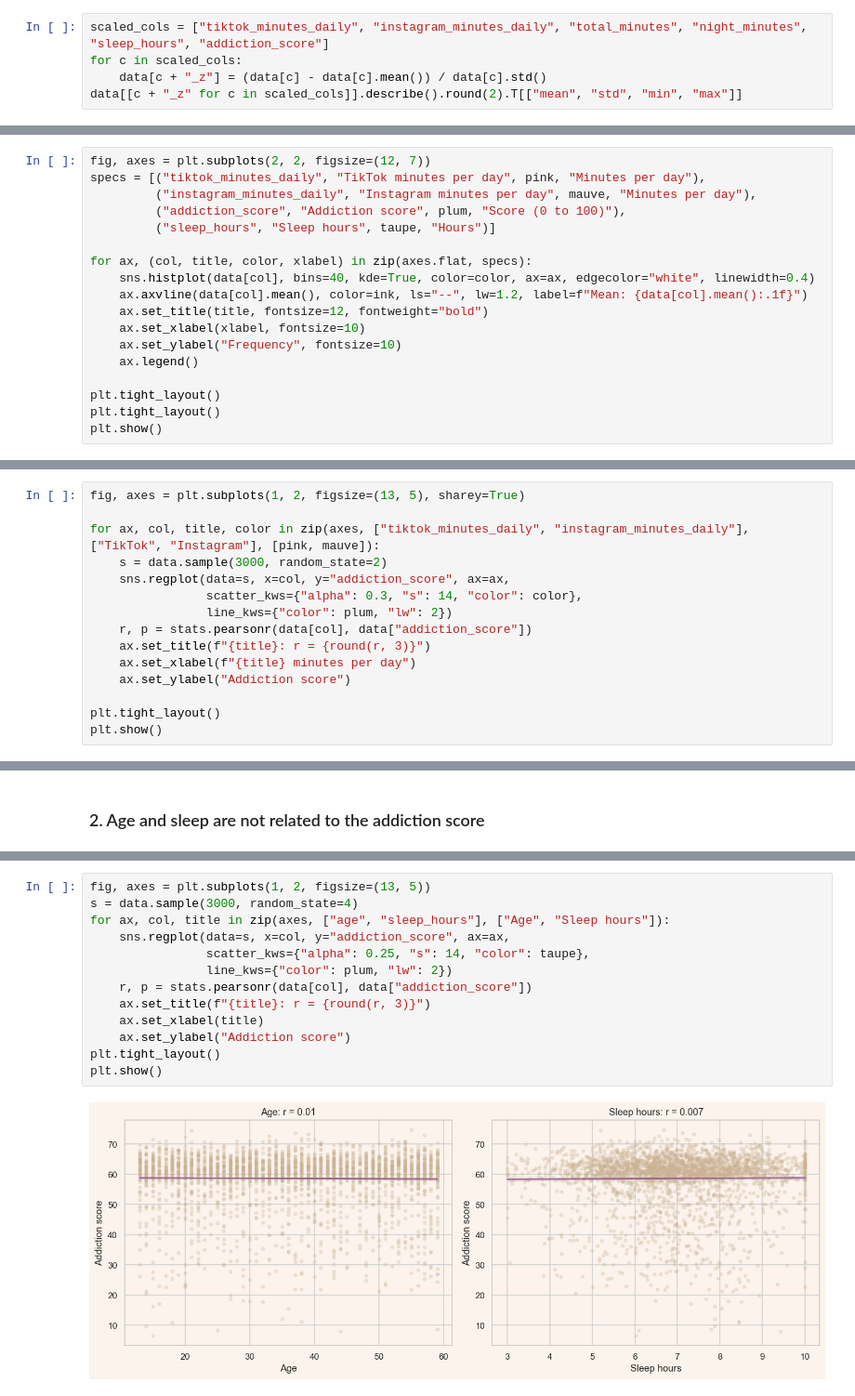
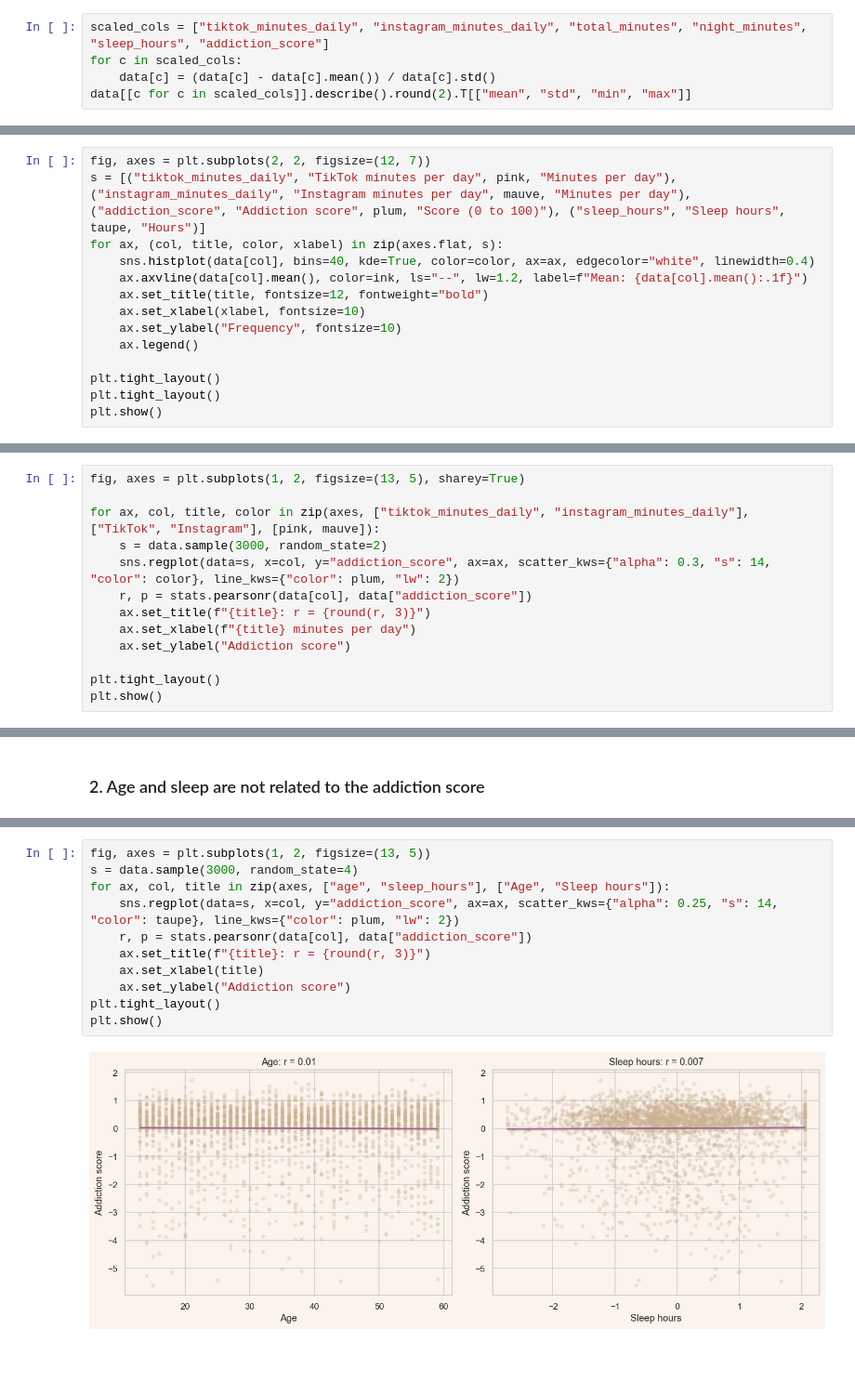
Before and after one commit to evvwwaa/TikTok-Instagram-Addiction, a Jupyter notebook: notebook.ipynb, the cells around one changed output, grey strips where cells are left out. Shown at 93% size. Drawn from its saved outputs; the diff is of its cells as text; blank space fills up the shorter version.

```diff
--- a/notebook.ipynb
+++ b/notebook.ipynb
@@ -176,7 +178,7 @@ Honestly, we expect more daily time to go with a higher addiction score, and Tik
 # %%
 scaled_cols = ["tiktok_minutes_daily", "instagram_minutes_daily", "total_minutes", "night_minutes", "sleep_hours", "addiction_score"]
 for c in scaled_cols:
-    data[c + "_z"] = (data[c] - data[c].mean()) / data[c].std()
-data[[c + "_z" for c in scaled_cols]].describe().round(2).T[["mean", "std", "min", "max"]]
+    data[c] = (data[c] - data[c].mean()) / data[c].std()
+data[[c for c in scaled_cols]].describe().round(2).T[["mean", "std", "min", "max"]]
 # %% [output]
 |  | mean | std | min | max |
@@ -190,12 +192,8 @@ data[[c + "_z" for c in scaled_cols]].describe().round(2).T[["mean", "std", "min
 ## Graphs
 # %%
 fig, axes = plt.subplots(2, 2, figsize=(12, 7))
-specs = [("tiktok_minutes_daily", "TikTok minutes per day", pink, "Minutes per day"),
-         ("instagram_minutes_daily", "Instagram minutes per day", mauve, "Minutes per day"),
-         ("addiction_score", "Addiction score", plum, "Score (0 to 100)"),
-         ("sleep_hours", "Sleep hours", taupe, "Hours")]
-
-for ax, (col, title, color, xlabel) in zip(axes.flat, specs):
+s = [("tiktok_minutes_daily", "TikTok minutes per day", pink, "Minutes per day"), ("instagram_minutes_daily", "Instagram minutes per day", mauve, "Minutes per day"), ("addiction_score", "Addiction score", plum, "Score (0 to 100)"), ("sleep_hours", "Sleep hours", taupe, "Hours")]
+for ax, (col, title, color, xlabel) in zip(axes.flat, s):
     sns.histplot(data[col], bins=40, kde=True, color=color, ax=ax, edgecolor="white", linewidth=0.4)
     ax.axvline(data[col].mean(), color=ink, ls="--", lw=1.2, label=f"Mean: {data[col].mean():.1f}")
     ax.set_title(title, fontsize=12, fontweight="bold")
@@ -248,9 +243,7 @@ fig, axes = plt.subplots(1, 2, figsize=(13, 5), sharey=True)
 
 for ax, col, title, color in zip(axes, ["tiktok_minutes_daily", "instagram_minutes_daily"], ["TikTok", "Instagram"], [pink, mauve]):
     s = data.sample(3000, random_state=2)
-    sns.regplot(data=s, x=col, y="addiction_score", ax=ax,
-                scatter_kws={"alpha": 0.3, "s": 14, "color": color},
-                line_kws={"color": plum, "lw": 2})
+    sns.regplot(data=s, x=col, y="addiction_score", ax=ax, scatter_kws={"alpha": 0.3, "s": 14, "color": color}, line_kws={"color": plum, "lw": 2})
     r, p = stats.pearsonr(data[col], data["addiction_score"])
     ax.set_title(f"{title}: r = {round(r, 3)}")
     ax.set_xlabel(f"{title} minutes per day")
@@ -346,18 +337,16 @@ t-test young vs adults: t = -1.3 p = 0.194
 # %%
 fig, axes = plt.subplots(1, 2, figsize=(13, 5))
 s = data.sample(3000, random_state=4)
 for ax, col, title in zip(axes, ["age", "sleep_hours"], ["Age", "Sleep hours"]):
-    sns.regplot(data=s, x=col, y="addiction_score", ax=ax,
-                scatter_kws={"alpha": 0.25, "s": 14, "color": taupe},
-                line_kws={"color": plum, "lw": 2})
+    sns.regplot(data=s, x=col, y="addiction_score", ax=ax, scatter_kws={"alpha": 0.25, "s": 14, "color": taupe}, line_kws={"color": plum, "lw": 2})
     r, p = stats.pearsonr(data[col], data["addiction_score"])
     ax.set_title(f"{title}: r = {round(r, 3)}")
     ax.set_xlabel(title)
     ax.set_ylabel("Addiction score")
 plt.tight_layout()
 plt.show()
 # %% [output]
-[figure, old version]
+[figure, new version]
 # %% [markdown]
 ## Conclusion
 
```
Also changed, not shown: parts of 18 cells of this notebook, 7 other files.
